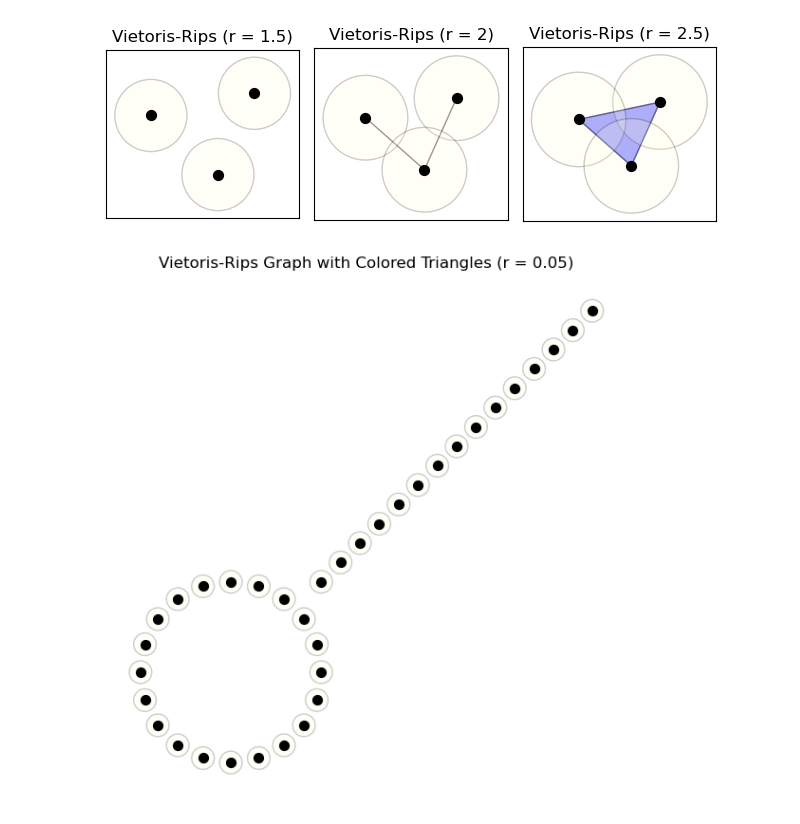
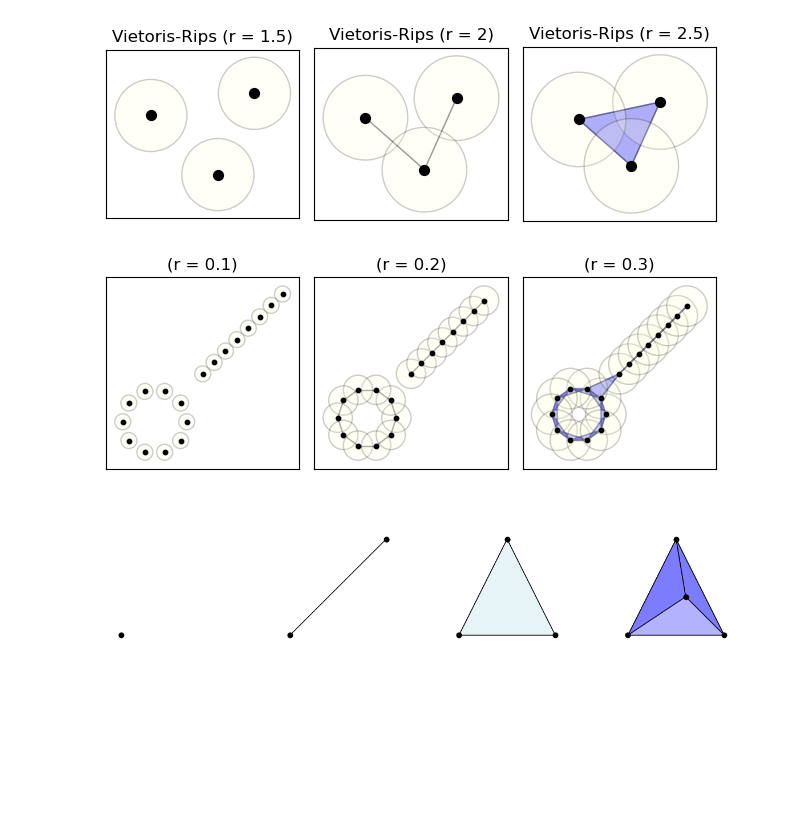
Before and after one commit to michelraskin/simplicialcomplex, a Jupyter notebook: diagrams.ipynb, the cells around one changed output. Cells and saved outputs as stored; diff of their text form; code cells hidden in the pictures; blank space fills up the shorter version.

```diff
--- a/diagrams.ipynb
+++ b/diagrams.ipynb
@@ -73,15 +73,15 @@ plt.show()
 # %% [output]
 [figure]
 # %%
-theta = np.linspace(0, 2 * np.pi, 20, endpoint=False)
+theta = np.linspace(0, 2 * np.pi, 10, endpoint=False)
 radius = 0.2
 center = np.array([0.2, 0.2])
 circle_points = np.stack([np.cos(theta), np.sin(theta)], axis=1) * radius + center
 
 # Generate line points from circle center to top-right corner
-line_start = center + 0.2
+line_start = center + 0.3
 line_end = np.array([1.0, 1.0])
-num_line_points = 15
+num_line_points = 8
 line_points = np.linspace(line_start, line_end, num_line_points)
 
 # Combine all points
@@ -105,7 +105,8 @@ r = 0.05# radius threshold for connection
 
 fig, axs = plt.subplots(1, 3)
 
-for i, r in enumerate([1.5, 2, 2.5]):
+for i, r in enumerate([0.1, 0.2, 0.3]):
+    ax = axs[i]
     G = nx.Graph()
     for i in range(len(points)):
         G.add_node(i, pos=points[i])
@@ -127,34 +128,83 @@ for i, r in enumerate([1.5, 2, 2.5]):
                     if G.has_edge(u, v):
                         triangle = tuple(sorted([node, u, v]))
                         triangles.add(triangle)
         return list(triangles)
 
     triangles = find_triangles(G)
 
     # Step 6: Draw the graph with colored triangles
-    fig, ax = plt.subplots(figsize=(6, 6))
     pos = {i: points[i] for i in range(len(points))}
 
     # Draw filled triangles
     for tri in triangles:
         triangle_coords = [points[i] for i in tri]
         polygon = Polygon(triangle_coords, closed=True, facecolor='blue', edgecolor='blue', alpha=0.4)
         ax.add_patch(polygon)
 
     # Draw edges and nodes
     nx.draw_networkx_edges(G, pos, alpha=0.5, ax=ax)
-    nx.draw_networkx_nodes(G, pos, node_color='black', node_size=50, ax=ax)
+    nx.draw_networkx_nodes(G, pos, node_color='black', node_size=10, ax=ax)
 
     # Draw filtration circles
     circles = [Circle(points[i], r/2, facecolor='lightyellow', edgecolor='black', alpha=0.2) for i in range(len(points))]
     for circle in circles:
         ax.add_patch(circle)
 
     # Final plot settings
     ax.set_aspect('equal')
-    ax.set_title(f'Vietoris-Rips Graph with Colored Triangles (r = {r})')
+    ax.set_title(f'(r = {r})')
 # plt.axis('off')
 plt.tight_layout()
 plt.show()
 # %% [output]
-[figure, old version]
+[figure, new version]
+# %%
+# Improved visualization of a 3-simplex (tetrahedron) with better perspective, clear faces, and labeled points
+
+fig, axs = plt.subplots(1, 4, figsize=(12, 3))
+
+# Simplices data
+simplices = [
+    np.array([[0, 0]]),  # 0-simplex
+    np.array([[0, 0], [1, 1]]),  # 1-simplex
+    np.array([[0, 0], [1, 0], [0.5, 1]]),  # 2-simplex
+    np.array([[0, 0], [1, 0], [0.5, 1], [0.6, 0.4]])  # 3-simplex (tetrahedron in 2D)
+]
+
+# Colors
+face_colors = ['white', 'white', 'lightblue', 'blue']  # lighter red shades
+
+for i, ax in enumerate(axs):
+    points = simplices[i]
+
+    # Draw filled triangles for higher simplices
+    if i >= 2:
+        triangle = Polygon(points[:3], closed=True, facecolor=face_colors[i], edgecolor='black', alpha=0.3)
+        ax.add_patch(triangle)
+
+    # Additional face for tetrahedron
+    if i == 3:
+        # Faces: [1, 2, 3] and [0, 2, 3]
+        face1 = Polygon([points[1], points[2], points[3]], closed=True, facecolor='blue', edgecolor='black', alpha=0.3)
+        face2 = Polygon([points[0], points[2], points[3]], closed=True, facecolor='blue', edgecolor='black', alpha=0.3)
+        ax.add_patch(face1)
+        ax.add_patch(face2)
+
+    # Draw all edges
+    if i >= 1:
+        for j in range(len(points)):
+            for k in range(j + 1, len(points)):
+                ax.plot([points[j, 0], points[k, 0]], [points[j, 1], points[k, 1]], color='black', linewidth=1, zorder=1)
+
+    # Draw nodes as black dots
+    ax.scatter(points[:, 0], points[:, 1], color='black', s=40, zorder=2)
+
+    ax.set_xlim(-0.2, 1.4)
+    ax.set_ylim(-0.2, 1.4)
+    ax.set_aspect('equal')
+    ax.axis('off')
+
+plt.tight_layout()
+plt.show()
+# %% [output]
+[figure, added]
```
Also changed, not shown: 1 other file.
